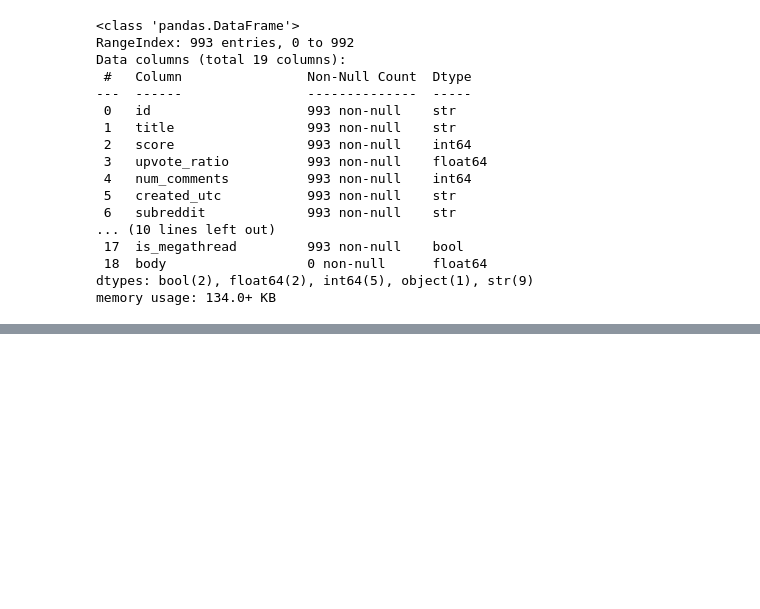
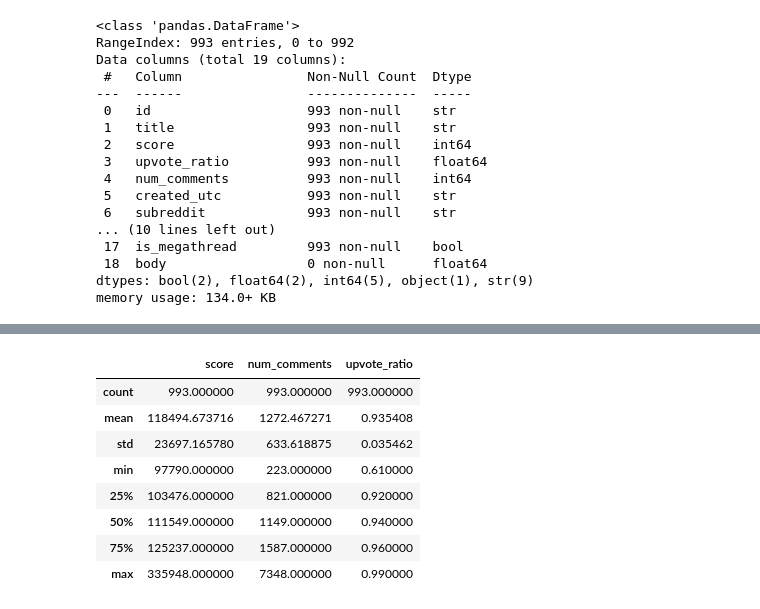
Before and after one commit to keira-p/content-intelligence-system, a Jupyter notebook: notebooks/01_eda.ipynb, the cells around one changed output, grey strips where cells are left out. Cells and saved outputs as stored; diff of their text form; code cells hidden in the pictures; blank space fills up the shorter version.

```diff
--- a/notebooks/01_eda.ipynb
+++ b/notebooks/01_eda.ipynb
@@ -104,0 +202,13 @@ Initial inspection of the aww dataset shows:
+# %%
+# Explore distributions of potential engagement metrics
+aww_df[['score', 'num_comments', 'upvote_ratio']].describe()
+# %% [output]
+|  | score | num_comments | upvote_ratio |
+| count | 993.000000 | 993.000000 | 993.000000 |
+| mean | 118494.673716 | 1272.467271 | 0.935408 |
+| std | 23697.165780 | 633.618875 | 0.035462 |
+| min | 97790.000000 | 223.000000 | 0.610000 |
+| 25% | 103476.000000 | 821.000000 | 0.920000 |
+| 50% | 111549.000000 | 1149.000000 | 0.940000 |
+| 75% | 125237.000000 | 1587.000000 | 0.960000 |
+| max | 335948.000000 | 7348.000000 | 0.990000 |
```
Also changed, not shown: parts of 33 cells of this notebook.
